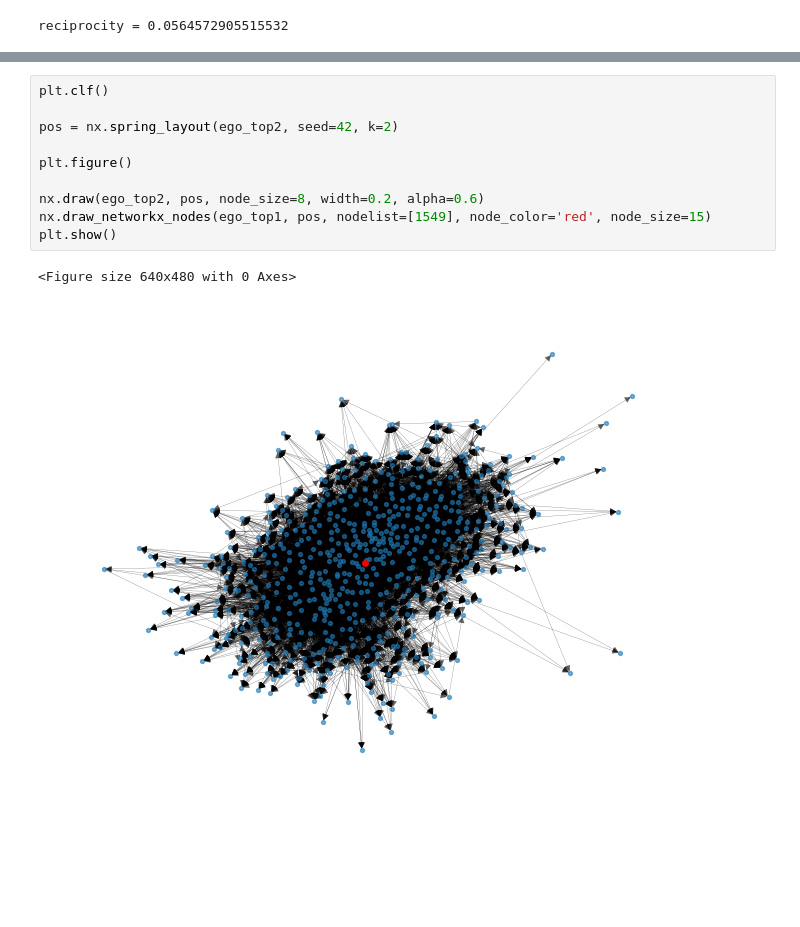
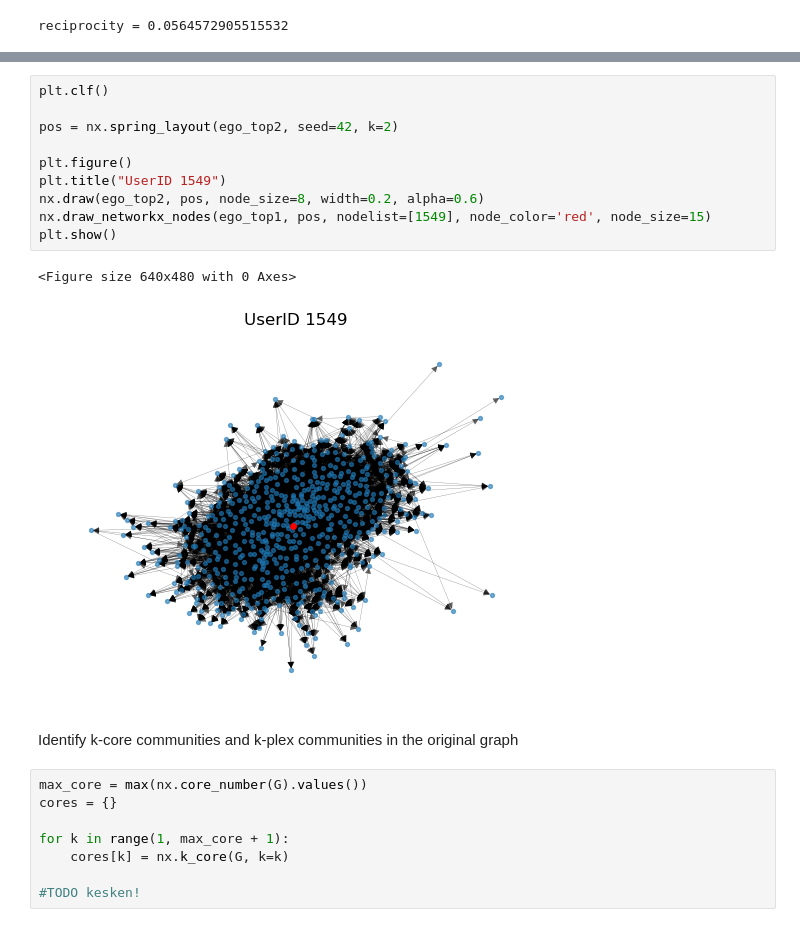
Before and after one commit to JereMakkonen/wikipedia-vote-link-prediction, a Jupyter notebook: project17.ipynb, the cells around one changed output, grey strips where cells are left out. Drawn from its saved outputs; the diff is of its cells as text; blank space fills up the shorter version.

```diff
--- a/project17.ipynb
+++ b/project17.ipynb
@@ -195,13 +218,23 @@ plt.show()
 # %%
 plt.clf()
 
 pos = nx.spring_layout(ego_top2, seed=42, k=2)
 
 plt.figure()
-
+plt.title("UserID 1549")
 nx.draw(ego_top2, pos, node_size=8, width=0.2, alpha=0.6)
 nx.draw_networkx_nodes(ego_top1, pos, nodelist=[1549], node_color='red', node_size=15)
 plt.show()
 # %% [output]
 <Figure size 640x480 with 0 Axes>
-[figure, old version]
+[figure, new version]
+# %% [markdown]
+Identify k-core communities and k-plex communities in the original graph
+# %%
+max_core = max(nx.core_number(G).values())
+cores = {}
+
+for k in range(1, max_core + 1):
+    cores[k] = nx.k_core(G, k=k)
+
+#TODO kesken!
```
Also changed, not shown: parts of 23 cells of this notebook.
